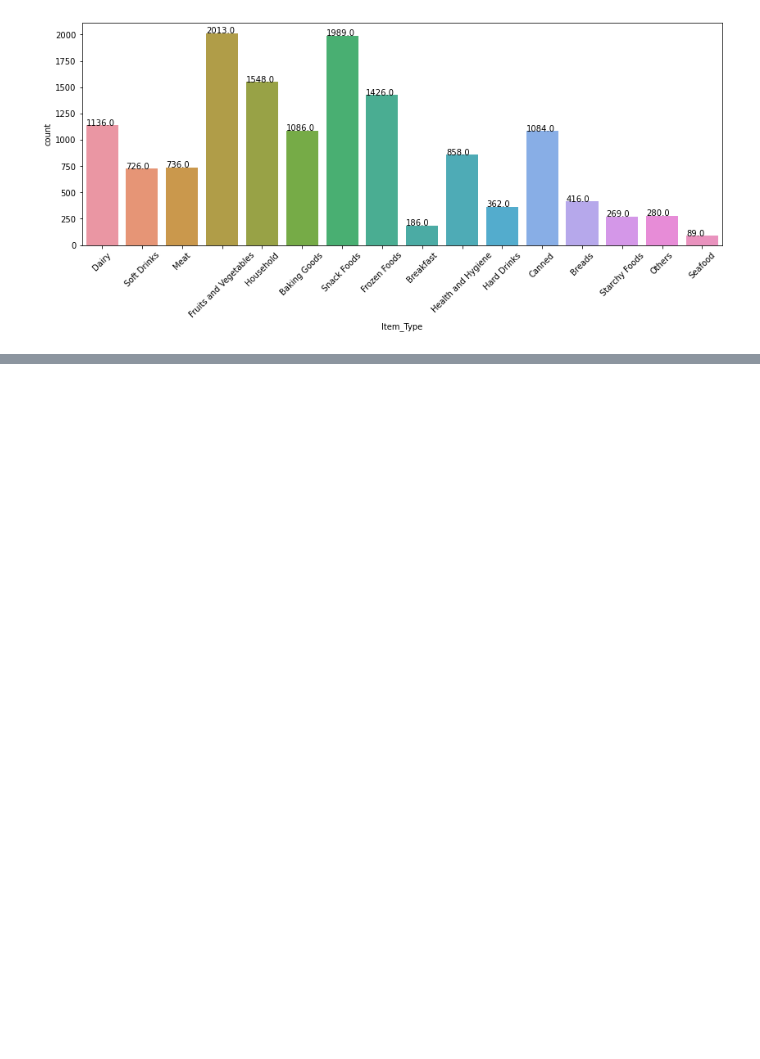
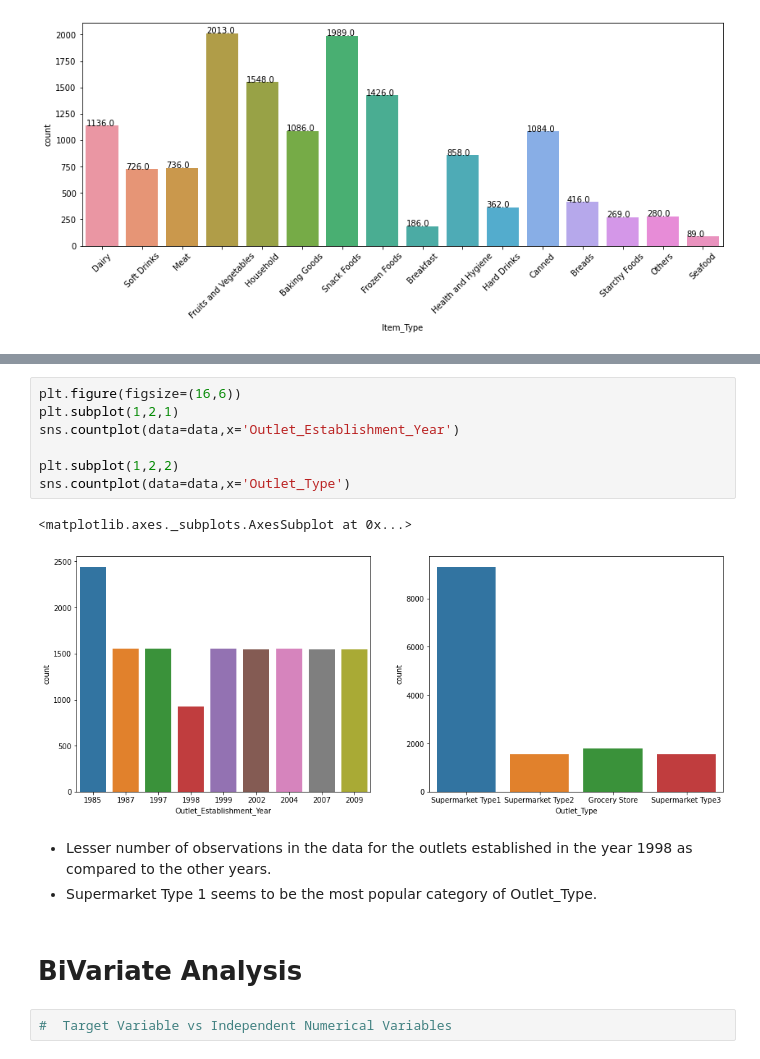
Before and after one commit to sathishrouthu/BigMart-Sales_Prediction, a Jupyter notebook: EDA-BigMart Sales.ipynb, the cells around one changed output, grey strips where cells are left out. Drawn from its saved outputs; the diff is of its cells as text; blank space fills up the shorter version.

```diff
--- a/EDA-BigMart Sales.ipynb
+++ b/EDA-BigMart Sales.ipynb
@@ -158,0 +159,18 @@ plt.xticks(rotation=90)
+# %%
+plt.figure(figsize=(16,6))
+plt.subplot(1,2,1)
+sns.countplot(data=data,x='Outlet_Establishment_Year')
+
+plt.subplot(1,2,2)
+sns.countplot(data=data,x='Outlet_Type')
+# %% [output]
+<matplotlib.axes._subplots.AxesSubplot at 0x...>
+[figure, added]
+# %% [markdown]
+- Lesser number of observations in the data for the outlets established in the year 1998 as
+compared to the other years.
+- Supermarket Type 1 seems to be the most popular category of Outlet_Type.
+# %% [markdown]
+# BiVariate Analysis
+# %%
+#  Target Variable vs Independent Numerical Variables
```
Also changed, not shown: parts of 6 cells of this notebook.
